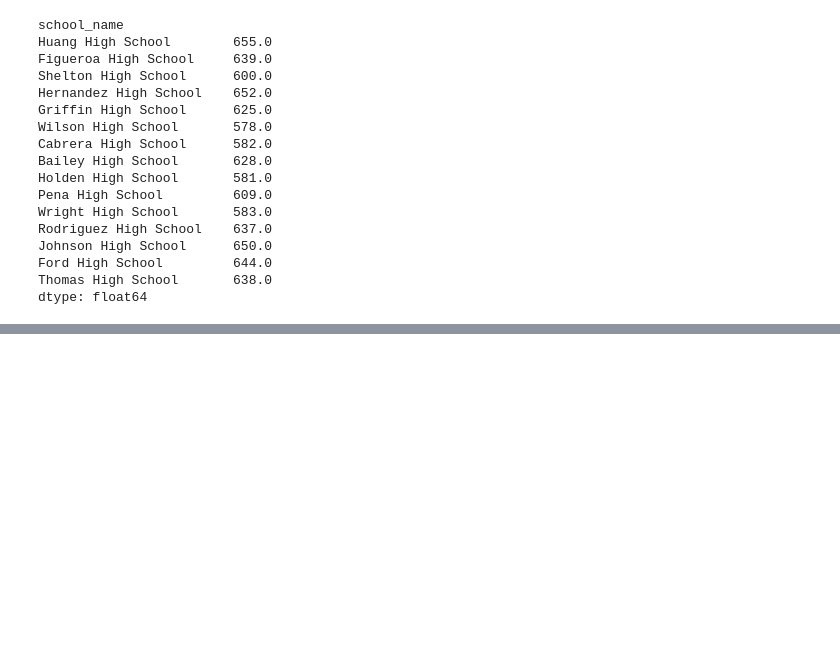
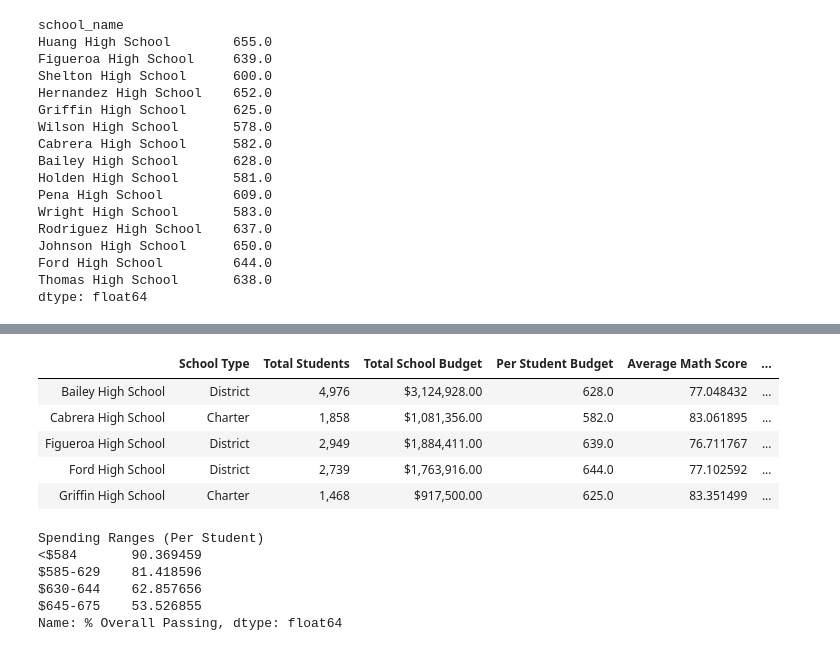
Before and after one commit to jburs/School_District_Analysis, a Jupyter notebook: PyCitySchools.ipynb, the cells around one changed output, grey strips where cells are left out. Cells and saved outputs as stored; diff of their text form; code cells hidden in the pictures; blank space fills up the shorter version.

```diff
--- a/PyCitySchools.ipynb
+++ b/PyCitySchools.ipynb
@@ -321,0 +337,38 @@ bottom_schools.head()
+# %%
+# Cut the per_school_capita into the spending ranges.
+spending_bins = [0, 585, 630, 645, 675]
+group_names = ["<$584", "$585-629", "$630-644", "$645-675"]
+per_school_capita.groupby(pd.cut(per_school_capita, spending_bins)).count()
+
+# Categorize spending based on the bins.
+per_school_summary_df["Spending Ranges (Per Student)"] = pd.cut(per_school_capita, spending_bins, labels=group_names)
+
+per_school_summary_df.head()
+# %% [output]
+|  | School Type | Total Students | Total School Budget | Per Student Budget | Average Math Score | ... |
+| Bailey High School | District | 4,976 | $3,124,928.00 | 628.0 | 77.048432 | ... |
+| Cabrera High School | Charter | 1,858 | $1,081,356.00 | 582.0 | 83.061895 | ... |
+| Figueroa High School | District | 2,949 | $1,884,411.00 | 639.0 | 76.711767 | ... |
+| Ford High School | District | 2,739 | $1,763,916.00 | 644.0 | 77.102592 | ... |
+| Griffin High School | Charter | 1,468 | $917,500.00 | 625.0 | 83.351499 | ... |
+# %%
+# Calculate averages for the desired columns.
+
+spending_math_scores = per_school_summary_df.groupby(["Spending Ranges (Per Student)"]).mean()["Average Math Score"]
+
+spending_reading_scores = per_school_summary_df.groupby(["Spending Ranges (Per Student)"]).mean()["Average Reading Score"]
+
+spending_passing_math = per_school_summary_df.groupby(["Spending Ranges (Per Student)"]).mean()["% Passing Math"]
+
+spending_passing_reading = per_school_summary_df.groupby(["Spending Ranges (Per Student)"]).mean()["% Passing Reading"]
+
+overall_passing_spending = per_school_summary_df.groupby(["Spending Ranges (Per Student)"]).mean()["% Overall Passing"]
+
+overall_passing_spending
+# %% [output]
+Spending Ranges (Per Student)
+<$584       90.369459
+$585-629    81.418596
+$630-644    62.857656
+$645-675    53.526855
+Name: % Overall Passing, dtype: float64
```
Also changed, not shown: parts of 15 cells of this notebook.
